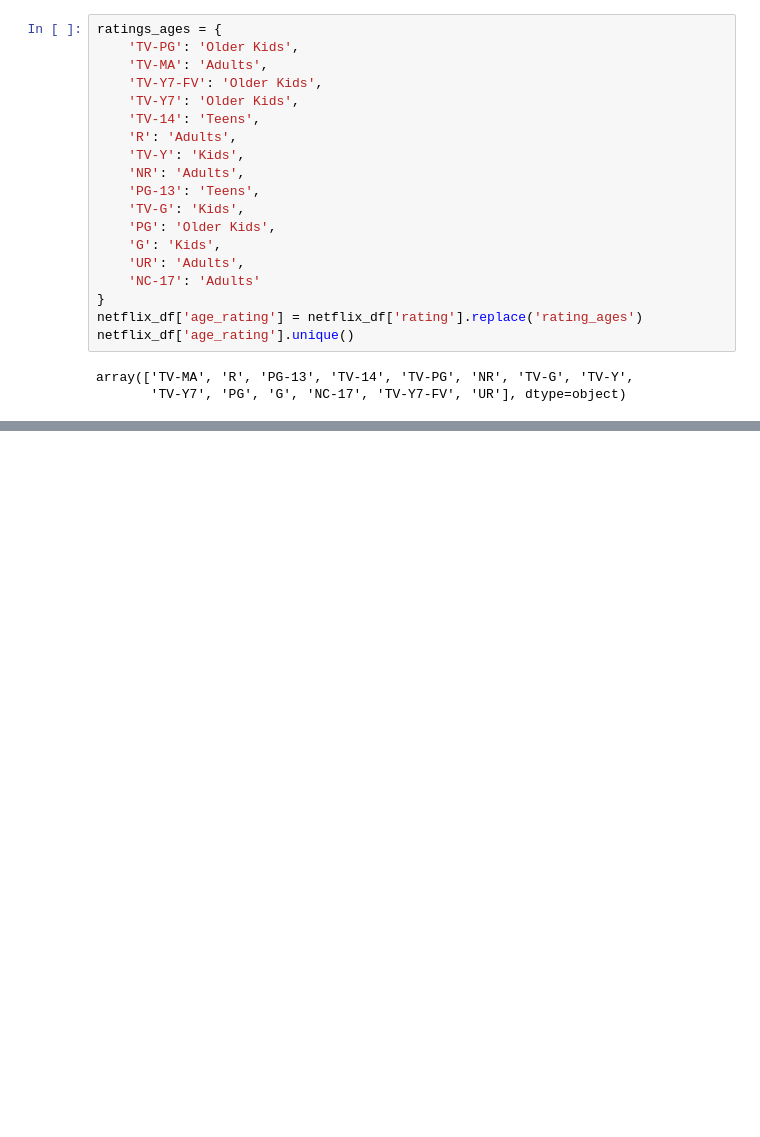
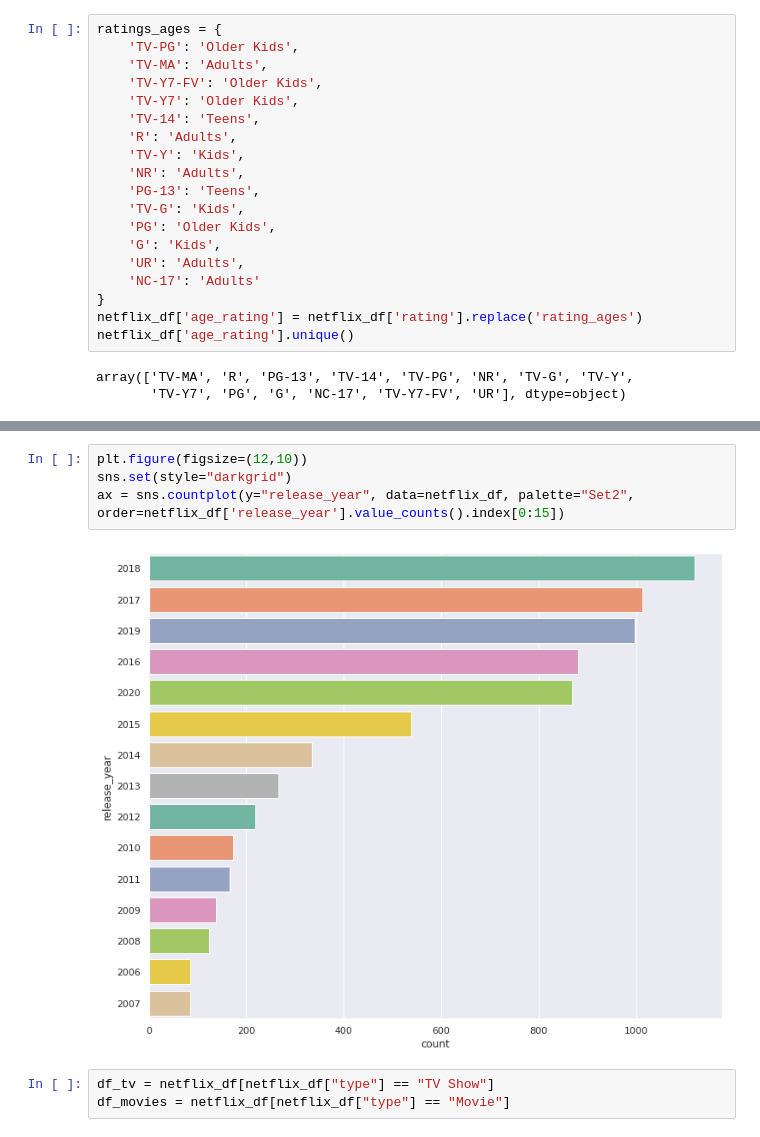
Before and after one commit to spandit98/Netflix-Movies-and-TV-Shows-Clustering, a Jupyter notebook: NETFLIX_MOVIES_AND_TV_SHOWS_CLUSTERING_Soumyadeep.ipynb, the cells around one changed output, grey strips where cells are left out. Cells and saved outputs as stored; diff of their text form; blank space fills up the shorter version.

```diff
--- a/NETFLIX_MOVIES_AND_TV_SHOWS_CLUSTERING_Soumyadeep.ipynb
+++ b/NETFLIX_MOVIES_AND_TV_SHOWS_CLUSTERING_Soumyadeep.ipynb
@@ -255,0 +321,9 @@ array(['TV-MA', 'R', 'PG-13', 'TV-14', 'TV-PG', 'NR', 'TV-G', 'TV-Y',
+# %%
+plt.figure(figsize=(12,10))
+sns.set(style="darkgrid")
+ax = sns.countplot(y="release_year", data=netflix_df, palette="Set2", order=netflix_df['release_year'].value_counts().index[0:15])
+# %% [output]
+[figure, added]
+# %%
+df_tv = netflix_df[netflix_df["type"] == "TV Show"]
+df_movies = netflix_df[netflix_df["type"] == "Movie"]
```
Also changed, not shown: parts of 13 cells of this notebook.
